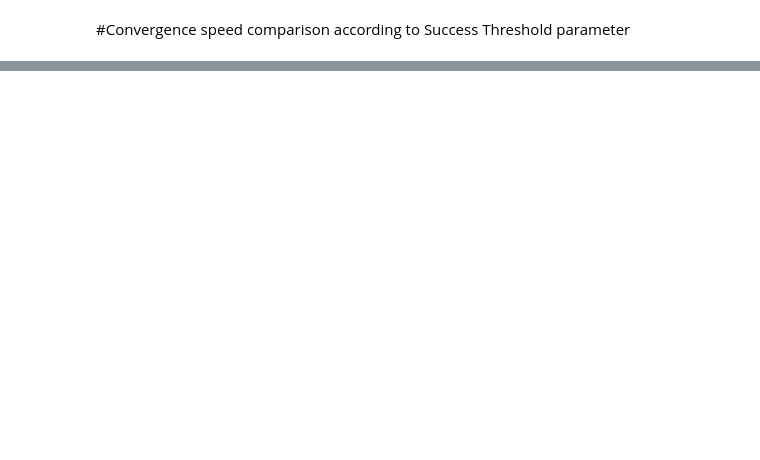
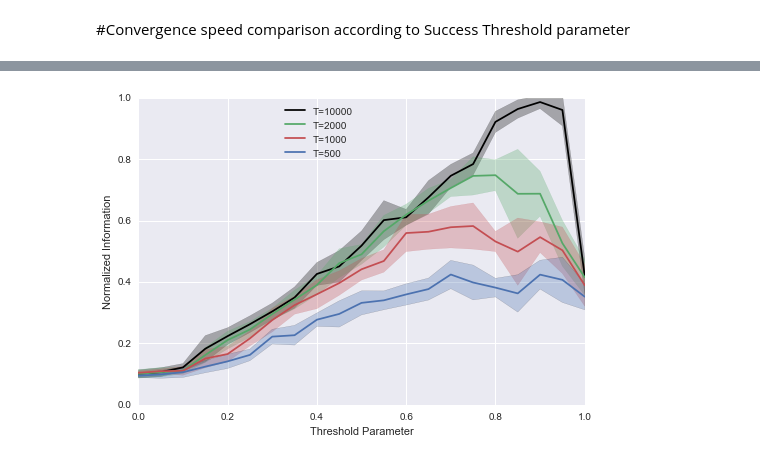
Before and after one commit to flowersteam/naminggamesal, a Jupyter notebook: graphs/Graph2_SuccessThresholdParameter.ipynb, the cells around one changed output, grey strips where cells are left out. Cells and saved outputs as stored; diff of their text form; code cells hidden in the pictures; blank space fills up the shorter version.

```diff
--- a/graphs/Graph2_SuccessThresholdParameter.ipynb
+++ b/graphs/Graph2_SuccessThresholdParameter.ipynb
@@ -40,0 +76,24 @@ for i in nb_iter:
+# %%
+graph._Y = list(reversed(graph._Y)) # Execute just once. This is for presentation style only (see effect on legend).
+graph.stdvec = list(reversed(graph.stdvec))
+Tmax = list(reversed(Tmax))
+# %%
+graph.title = ''
+graph.xlabel = 'Threshold Parameter'
+graph.ylabel = 'Normalized Information'
+graph.ymin = [1,0]
+graph.ymax = [1,1]
+
+for i in range(len(graph.Yoptions)):
+    graph.Yoptions[i] = {'label':'T={}'.format(str(Tmax[i]))}
+
+graph.Yoptions[0]['color'] = 'black'
+graph.Yoptions[1]['color'] = sns.color_palette()[1]
+graph.Yoptions[2]['color'] = sns.color_palette()[2]
+#graph.Yoptions[3]['color'] = sns.color_palette()[0]
+
+graph.legendoptions['bbox_to_anchor'] = (0,0,0.5,1)
+
+graph.show()
+# %% [output]
+[figure, added]
```
Also changed, not shown: parts of 8 cells of this notebook, 9 other files.
